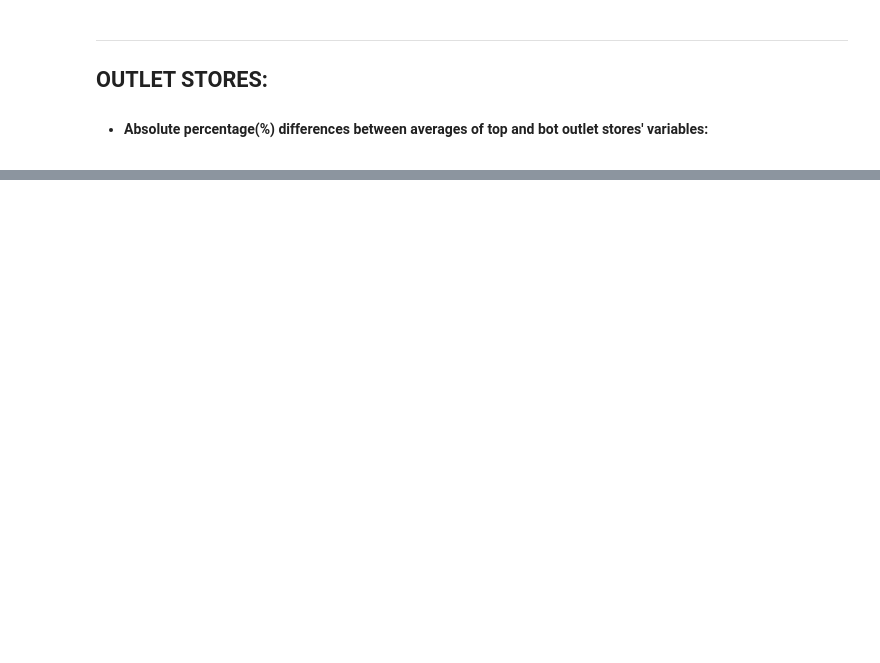
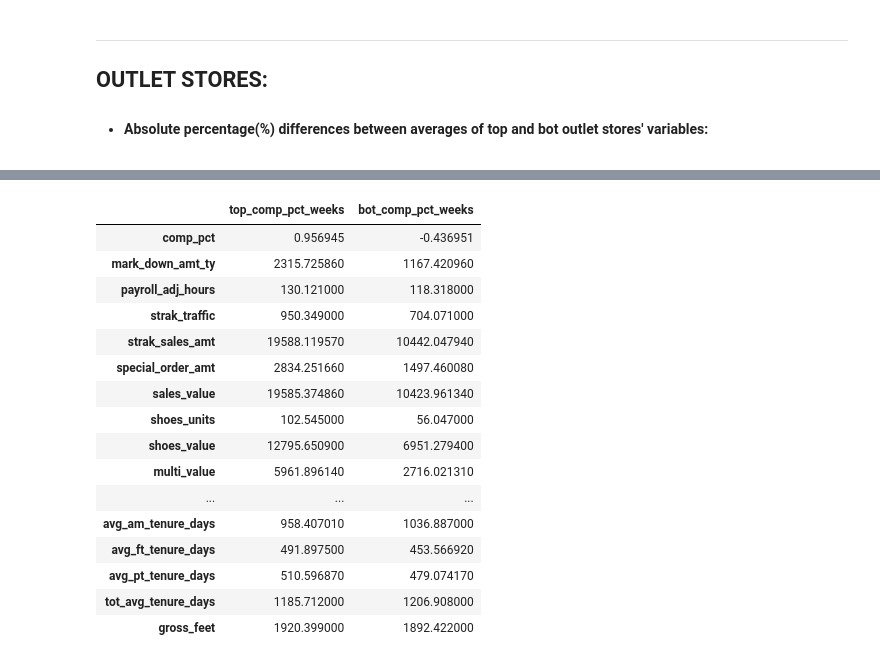
Before and after one commit to RakshandaKaukab05/Percent-comp-increase-sandals, a Jupyter notebook: serge_genesco_notebook_2.ipynb, the cells around one changed output, grey strips where cells are left out. Saved outputs shown, nothing was run; the diff lists cells and outputs as text; code cells hidden in the pictures; blank space fills up the shorter version.

```diff
--- a/serge_genesco_notebook_2.ipynb
+++ b/serge_genesco_notebook_2.ipynb
@@ -49,3 +22,36 @@ df1['gross_feet'] = df1['store'].map(df2_ft_dict)
+# %%
+df1 = pd.read_csv('./data/0826export_column_filter_1.csv')
+df1.columns = df1.columns.str.lower()
+
+df2 = pd.read_excel('./documentation/store_master.xlsx')
+df2.columns = df2.columns.str.lower()
+
+categories_to_map = ['class',
+                     'store_city',
+                     'store_state',
+                     'close_date',
+                     'gross_feet'] # must be df2's LOWERED column names
+
+def map_my_dataframe(df1, df2, a_list):
+    """Returns DataFrame(df1)
+    maps str items in a_list, from df2 onto df1.
+    the joint variable for mapping is the store number.
+
+    !! df1 and df2 column names must be lower-case !!
+    """
+    joint_var = 'store'
+    for category in a_list:
+
+        df_2_dict = dict(zip(df2[joint_var], df2[category]))
+
+        df1[category] = df1[joint_var].map(df_2_dict)
+
+    return df1
+
+df = map_my_dataframe(df1, df2, categories_to_map)
+df = df[df.store != 2084]
+
+closed = df[df.close_date.notna()]
 # %% [markdown]
 ---
 
@@ -235,0 +230,26 @@ dtype: float64
+# %%
+fiscal_wk_top = df.set_index(['store', 'fiscal_week']).nlargest(1000, 'comp_pct').iloc[:,2:]
+fiscal_wk_bot = df.set_index(['store', 'fiscal_week']).nsmallest(1000, 'comp_pct').iloc[:,2:]
+
+
+for_compare_by_fiscal_week = pd.concat([fiscal_wk_top.mean().rename('top_comp_pct_weeks'),
+                                        fiscal_wk_bot.mean().rename('bot_comp_pct_weeks')], axis=1)
+for_compare_by_fiscal_week
+# %% [output]
+|  | top_comp_pct_weeks | bot_comp_pct_weeks |
+| comp_pct | 0.956945 | -0.436951 |
+| mark_down_amt_ty | 2315.725860 | 1167.420960 |
+| payroll_adj_hours | 130.121000 | 118.318000 |
+| strak_traffic | 950.349000 | 704.071000 |
+| strak_sales_amt | 19588.119570 | 10442.047940 |
+| special_order_amt | 2834.251660 | 1497.460080 |
+| sales_value | 19585.374860 | 10423.961340 |
+| shoes_units | 102.545000 | 56.047000 |
+| shoes_value | 12795.650900 | 6951.279400 |
+| multi_value | 5961.896140 | 2716.021310 |
+| ... | ... | ... |
+| avg_am_tenure_days | 958.407010 | 1036.887000 |
+| avg_ft_tenure_days | 491.897500 | 453.566920 |
+| avg_pt_tenure_days | 510.596870 | 479.074170 |
+| tot_avg_tenure_days | 1185.712000 | 1206.908000 |
+| gross_feet | 1920.399000 | 1892.422000 |
```
Also changed, not shown: parts of 12 cells of this notebook.
